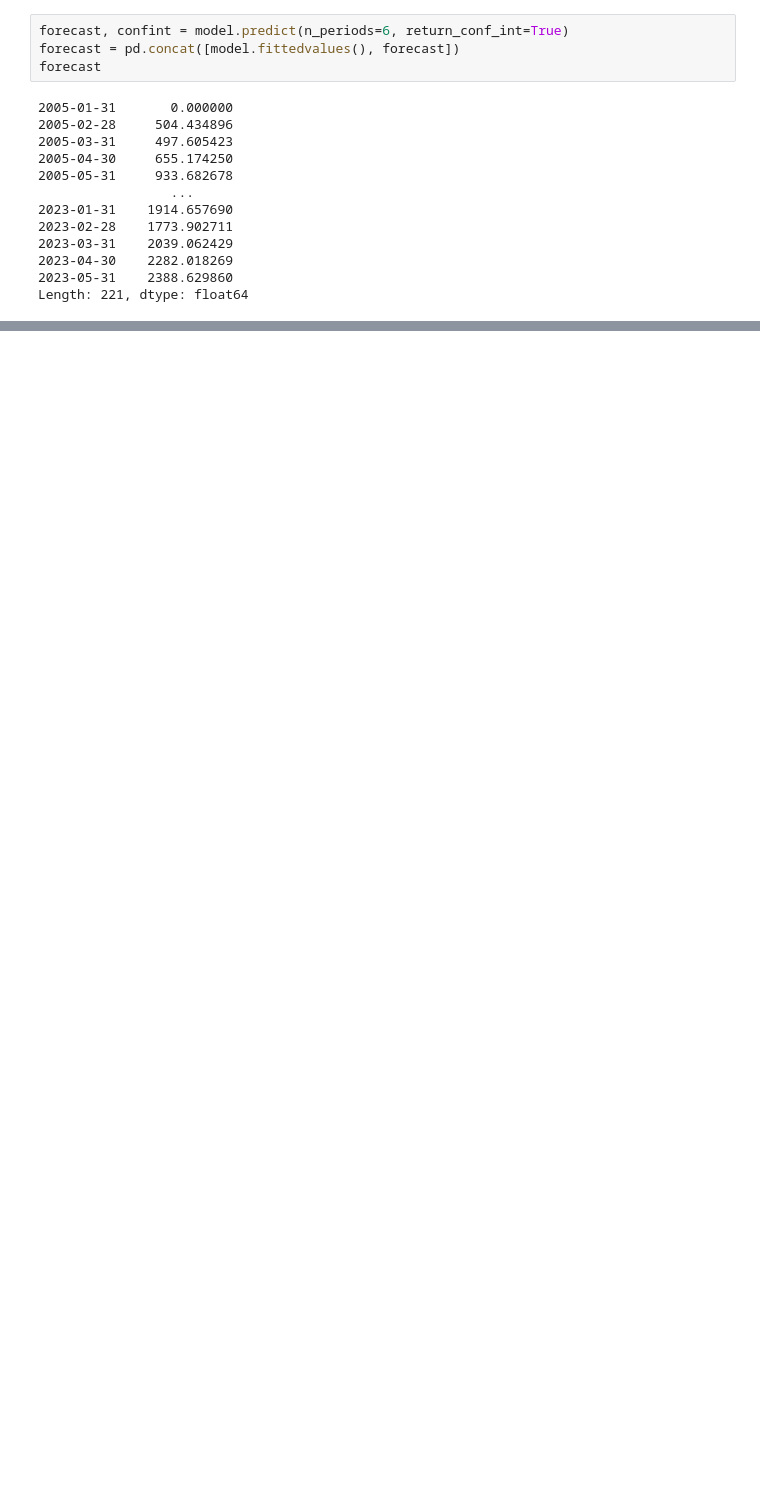
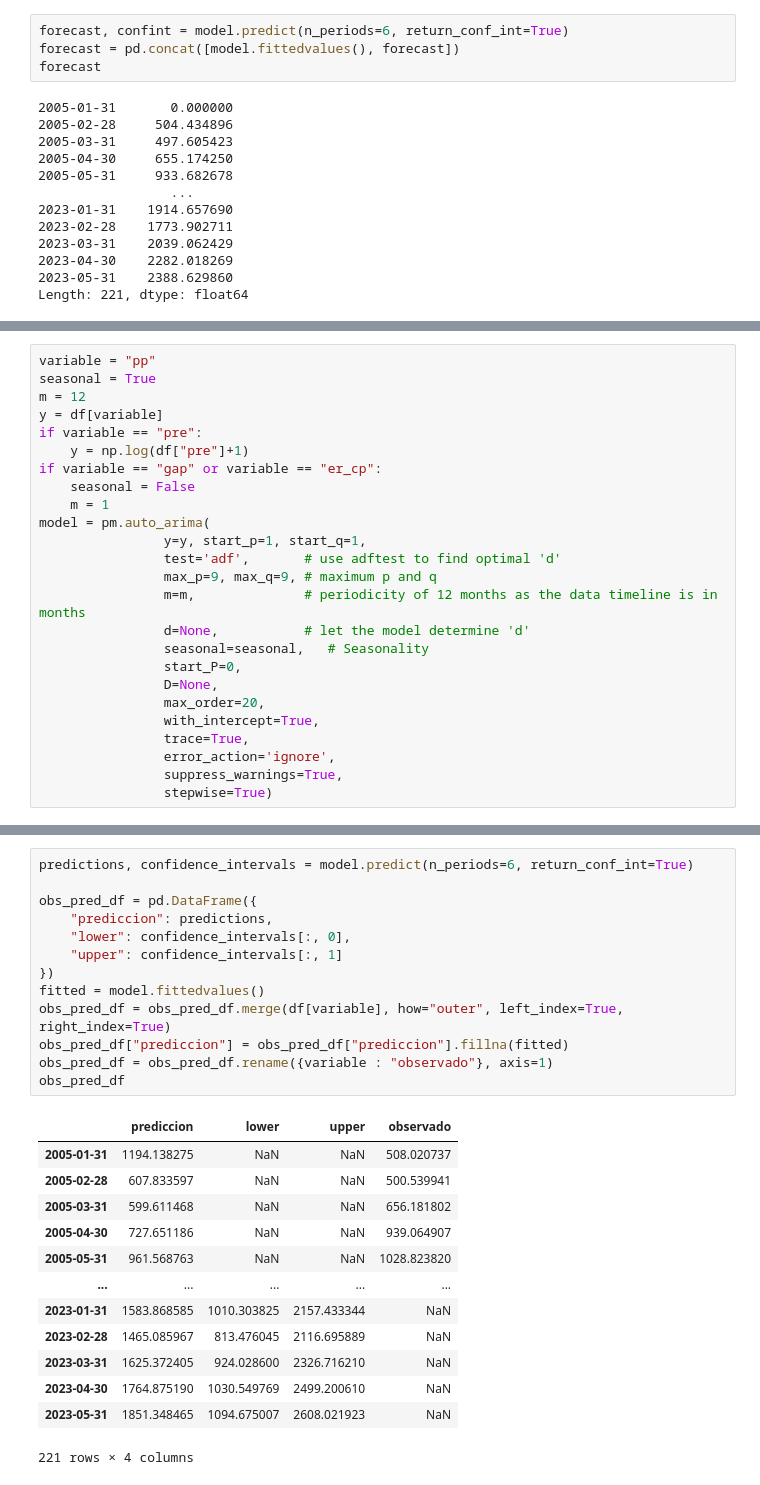
Before and after one commit to MartinBasualdo0/Prediction-Argentinian-primary-products-prediction, a Jupyter notebook: code/notebooks/sarima.ipynb, the cells around one changed output, grey strips where cells are left out. Cells and saved outputs as stored; diff of their text form; blank space fills up the shorter version.

```diff
--- a/code/notebooks/sarima.ipynb
+++ b/code/notebooks/sarima.ipynb
@@ -112,0 +124,25 @@ fig.add_vline(x = forecast_test_df.index[-6], line_width=3, line_dash="dash", li
+# %%
+variable = "pp"
+seasonal = True
+m = 12
+y = df[variable]
+if variable == "pre":
+    y = np.log(df["pre"]+1)
+if variable == "gap" or variable == "er_cp":
+    seasonal = False
+    m = 1
+model = pm.auto_arima(
+                y=y, start_p=1, start_q=1,
+                test='adf',       # use adftest to find optimal 'd'
+                max_p=9, max_q=9, # maximum p and q
+                m=m,              # periodicity of 12 months as the data timeline is in months
+                d=None,           # let the model determine 'd'
+                seasonal=seasonal,   # Seasonality
+                start_P=0,
+                D=None,
+                max_order=20,
+                with_intercept=True,
+                trace=True,
+                error_action='ignore',
+                suppress_warnings=True,
+                stepwise=True)
@@ -113,3 +167,30 @@ fig.add_vline(x = forecast_test_df.index[-6], line_width=3, line_dash="dash", li
+# %%
+predictions, confidence_intervals = model.predict(n_periods=6, return_conf_int=True)
+
+obs_pred_df = pd.DataFrame({
+    "prediccion": predictions,
+    "lower": confidence_intervals[:, 0],
+    "upper": confidence_intervals[:, 1]
+})
+fitted = model.fittedvalues()
+obs_pred_df = obs_pred_df.merge(df[variable], how="outer", left_index=True, right_index=True)
+obs_pred_df["prediccion"] = obs_pred_df["prediccion"].fillna(fitted)
+obs_pred_df = obs_pred_df.rename({variable : "observado"}, axis=1)
+obs_pred_df
+# %% [output]
+|  | prediccion | lower | upper | observado |
+| 2005-01-31 | 1194.138275 | NaN | NaN | 508.020737 |
+| 2005-02-28 | 607.833597 | NaN | NaN | 500.539941 |
+| 2005-03-31 | 599.611468 | NaN | NaN | 656.181802 |
+| 2005-04-30 | 727.651186 | NaN | NaN | 939.064907 |
+| 2005-05-31 | 961.568763 | NaN | NaN | 1028.823820 |
+| ... | ... | ... | ... | ... |
+| 2023-01-31 | 1583.868585 | 1010.303825 | 2157.433344 | NaN |
+| 2023-02-28 | 1465.085967 | 813.476045 | 2116.695889 | NaN |
+| 2023-03-31 | 1625.372405 | 924.028600 | 2326.716210 | NaN |
+| 2023-04-30 | 1764.875190 | 1030.549769 | 2499.200610 | NaN |
+| 2023-05-31 | 1851.348465 | 1094.675007 | 2608.021923 | NaN |
+221 rows × 4 columns
 # %%
 def plot_sarima_variable(variable:str, df:pd.DataFrame):
     seasonal = True
```
Also changed, not shown: parts of 6 cells of this notebook, 5 other files.
